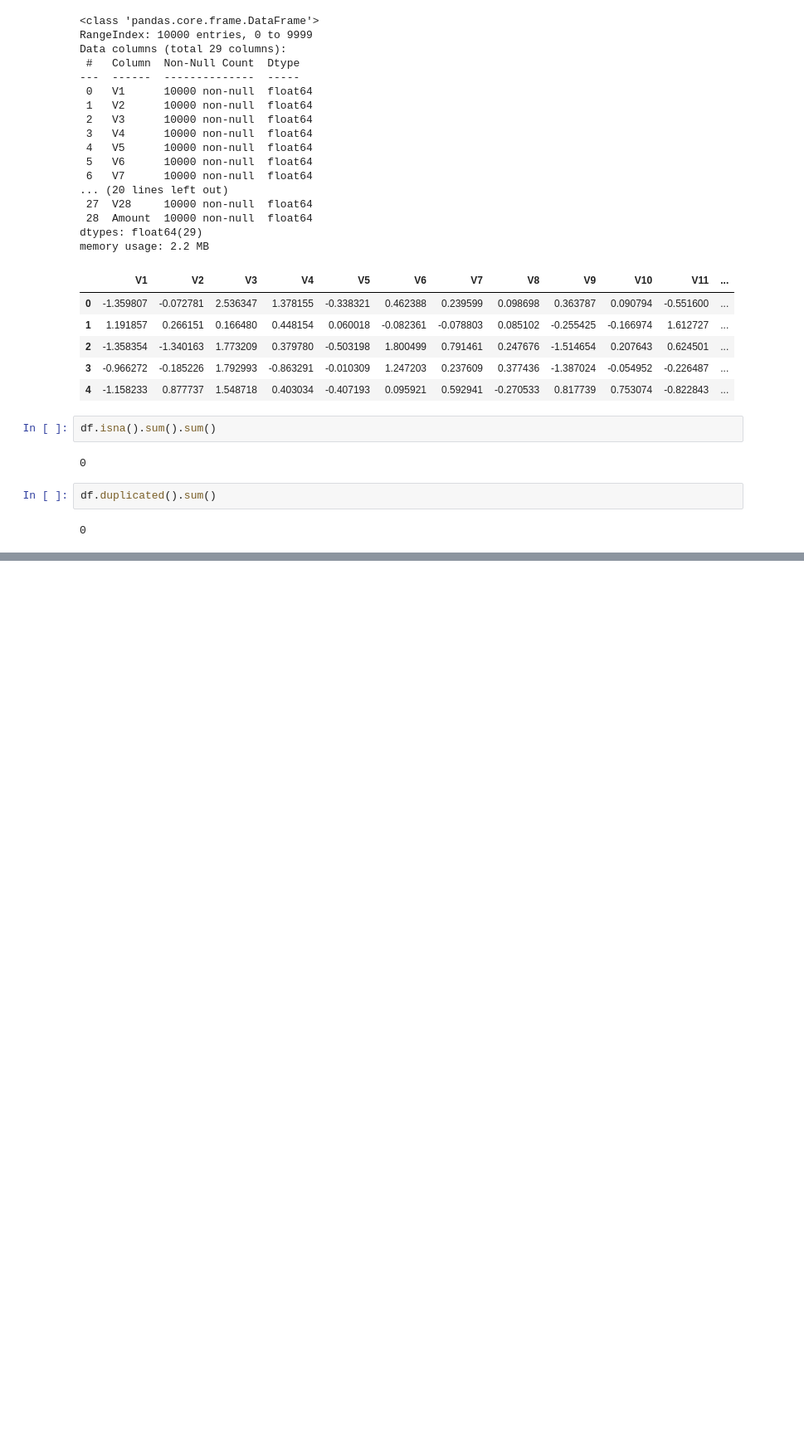
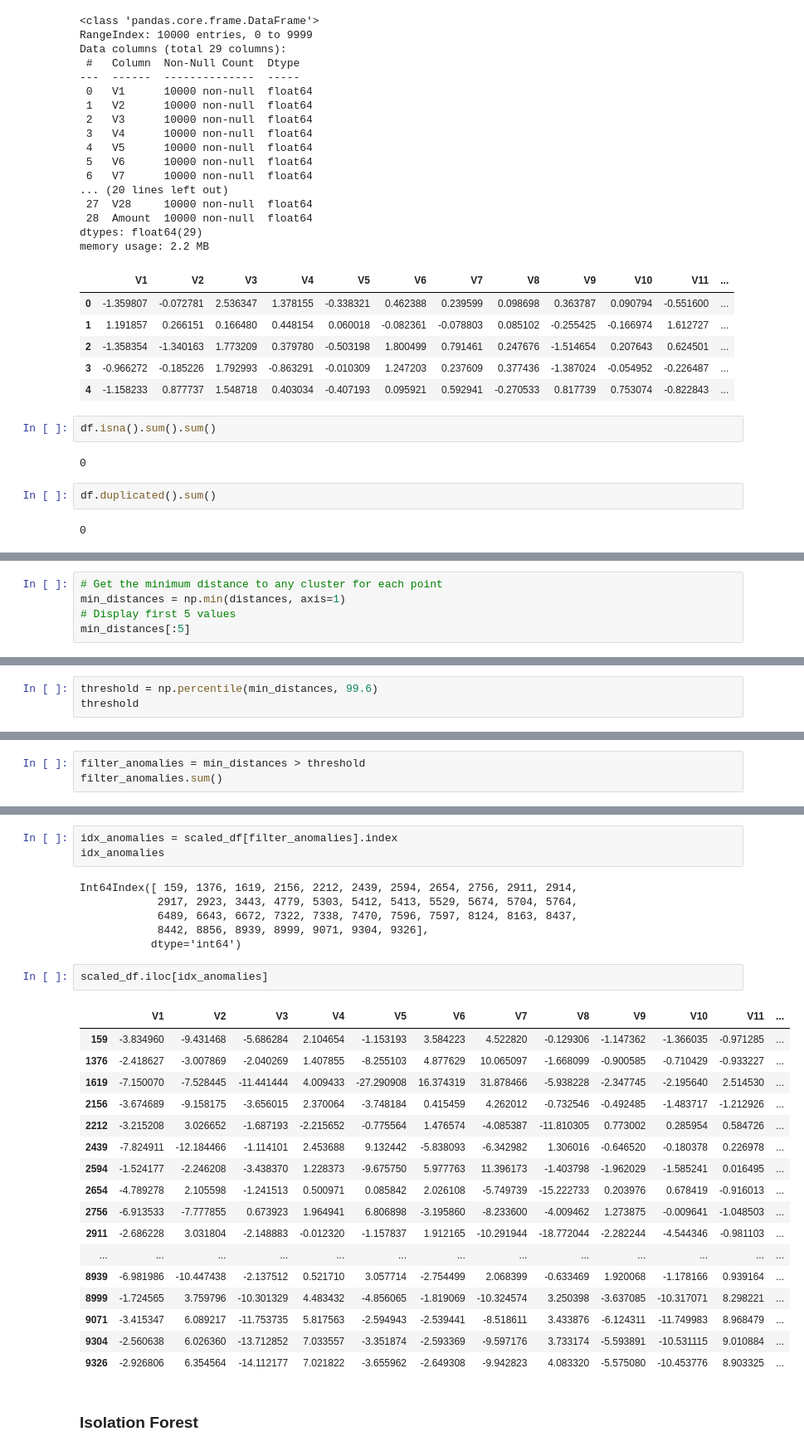
Before and after one commit to Gondram/Intermediate-Machine-Learning-Core, a Jupyter notebook: Anomaly Detection (Core).ipynb, the cells around one changed output, grey strips where cells are left out. Shown at 83% size. Cells and saved outputs as stored; diff of their text form; blank space fills up the shorter version.

```diff
--- a/Anomaly Detection (Core).ipynb
+++ b/Anomaly Detection (Core).ipynb
@@ -60,0 +105,5 @@ kmeans.fit(scaled_df)
+# %%
+# Get the minimum distance to any cluster for each point
+min_distances = np.min(distances, axis=1)
+# Display first 5 values
+min_distances[:5]
@@ -60,0 +112,3 @@ kmeans.fit(scaled_df)
+# %%
+threshold = np.percentile(min_distances, 99.6)
+threshold
@@ -60,0 +117,3 @@ kmeans.fit(scaled_df)
+# %%
+filter_anomalies = min_distances > threshold
+filter_anomalies.sum()
@@ -60,0 +130,31 @@ kmeans.fit(scaled_df)
+# %%
+idx_anomalies = scaled_df[filter_anomalies].index
+idx_anomalies
+# %% [output]
+Int64Index([ 159, 1376, 1619, 2156, 2212, 2439, 2594, 2654, 2756, 2911, 2914,
+            2917, 2923, 3443, 4779, 5303, 5412, 5413, 5529, 5674, 5704, 5764,
+            6489, 6643, 6672, 7322, 7338, 7470, 7596, 7597, 8124, 8163, 8437,
+            8442, 8856, 8939, 8999, 9071, 9304, 9326],
+           dtype='int64')
+# %%
+scaled_df.iloc[idx_anomalies]
+# %% [output]
+|  | V1 | V2 | V3 | V4 | V5 | V6 | V7 | V8 | V9 | V10 | V11 | ... |
+| 159 | -3.834960 | -9.431468 | -5.686284 | 2.104654 | -1.153193 | 3.584223 | 4.522820 | -0.129306 | -1.147362 | -1.366035 | -0.971285 | ... |
+| 1376 | -2.418627 | -3.007869 | -2.040269 | 1.407855 | -8.255103 | 4.877629 | 10.065097 | -1.668099 | -0.900585 | -0.710429 | -0.933227 | ... |
+| 1619 | -7.150070 | -7.528445 | -11.441444 | 4.009433 | -27.290908 | 16.374319 | 31.878466 | -5.938228 | -2.347745 | -2.195640 | 2.514530 | ... |
+| 2156 | -3.674689 | -9.158175 | -3.656015 | 2.370064 | -3.748184 | 0.415459 | 4.262012 | -0.732546 | -0.492485 | -1.483717 | -1.212926 | ... |
+| 2212 | -3.215208 | 3.026652 | -1.687193 | -2.215652 | -0.775564 | 1.476574 | -4.085387 | -11.810305 | 0.773002 | 0.285954 | 0.584726 | ... |
+| 2439 | -7.824911 | -12.184466 | -1.114101 | 2.453688 | 9.132442 | -5.838093 | -6.342982 | 1.306016 | -0.646520 | -0.180378 | 0.226978 | ... |
+| 2594 | -1.524177 | -2.246208 | -3.438370 | 1.228373 | -9.675750 | 5.977763 | 11.396173 | -1.403798 | -1.962029 | -1.585241 | 0.016495 | ... |
+| 2654 | -4.789278 | 2.105598 | -1.241513 | 0.500971 | 0.085842 | 2.026108 | -5.749739 | -15.222733 | 0.203976 | 0.678419 | -0.916013 | ... |
+| 2756 | -6.913533 | -7.777855 | 0.673923 | 1.964941 | 6.806898 | -3.195860 | -8.233600 | -4.009462 | 1.273875 | -0.009641 | -1.048503 | ... |
+| 2911 | -2.686228 | 3.031804 | -2.148883 | -0.012320 | -1.157837 | 1.912165 | -10.291944 | -18.772044 | -2.282244 | -4.544346 | -0.981103 | ... |
+| ... | ... | ... | ... | ... | ... | ... | ... | ... | ... | ... | ... | ... |
+| 8939 | -6.981986 | -10.447438 | -2.137512 | 0.521710 | 3.057714 | -2.754499 | 2.068399 | -0.633469 | 1.920068 | -1.178166 | 0.939164 | ... |
+| 8999 | -1.724565 | 3.759796 | -10.301329 | 4.483432 | -4.856065 | -1.819069 | -10.324574 | 3.250398 | -3.637085 | -10.317071 | 8.298221 | ... |
+| 9071 | -3.415347 | 6.089217 | -11.753735 | 5.817563 | -2.594943 | -2.539441 | -8.518611 | 3.433876 | -6.124311 | -11.749983 | 8.968479 | ... |
+| 9304 | -2.560638 | 6.026360 | -13.712852 | 7.033557 | -3.351874 | -2.593369 | -9.597176 | 3.733174 | -5.593891 | -10.531115 | 9.010884 | ... |
+| 9326 | -2.926806 | 6.354564 | -14.112177 | 7.021822 | -3.655962 | -2.649308 | -9.942823 | 4.083320 | -5.575080 | -10.453776 | 8.903325 | ... |
+# %% [markdown]
+### Isolation Forest
```
Also changed, not shown: parts of 20 cells of this notebook.
